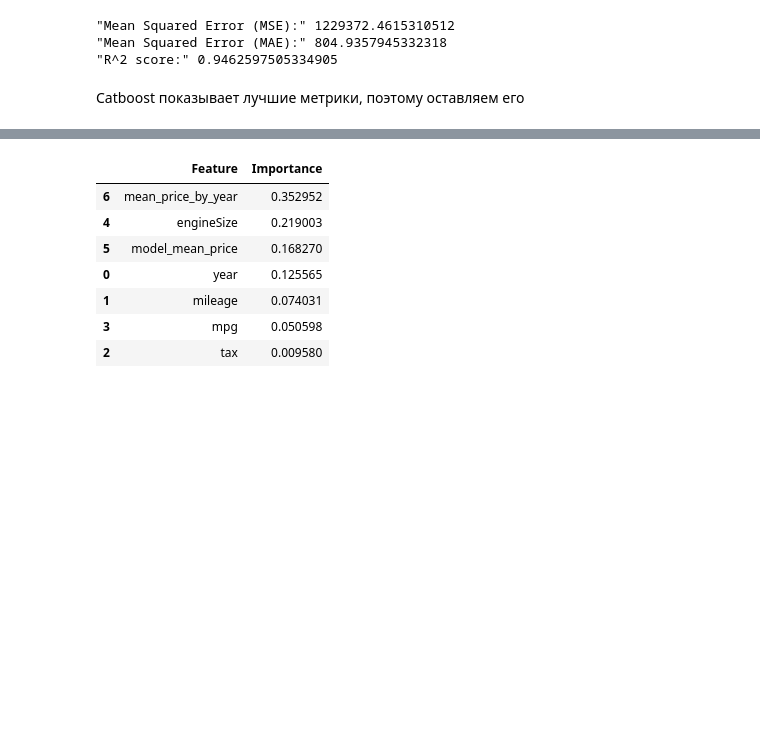
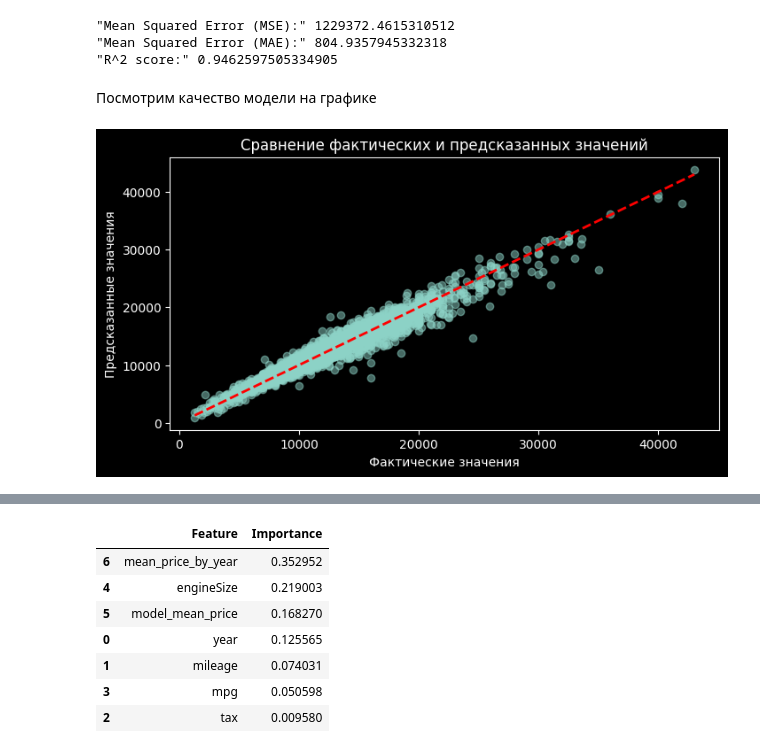
Before and after one commit to LelyshB/Car_price_predict, a Jupyter notebook: Car_price_predict.ipynb, the cells around one changed output, grey strips where cells are left out. Cells and saved outputs as stored; diff of their text form; code cells hidden in the pictures; blank space fills up the shorter version.

```diff
--- a/Car_price_predict.ipynb
+++ b/Car_price_predict.ipynb
@@ -316,5 +304,17 @@ error(test['price'],test['price_pred'])
 "Mean Squared Error (MSE):" 1229372.4615310512
 "Mean Squared Error (MAE):" 804.9357945332318
 "R^2 score:" 0.9462597505334905
-# %% [markdown]
-Catboost показывает лучшие метрики, поэтому оставляем его
+# %% [markdown]
+Посмотрим качество модели на графике
+# %%
+plt.figure(figsize=(8, 4))
+plt.style.use('dark_background')
+
+plt.scatter(test['price'], test['price_pred'], alpha=0.5)
+plt.plot([min(test['price']), max(test['price'])], [min(test['price']), max(test['price'])], '--r', linewidth=2)
+plt.xlabel('Фактические значения')
+plt.ylabel('Предсказанные значения')
+plt.title('Сравнение фактических и предсказанных значений')
+plt.show()
+# %% [output]
+[figure, added]
```
Also changed, not shown: parts of 19 cells of this notebook.
